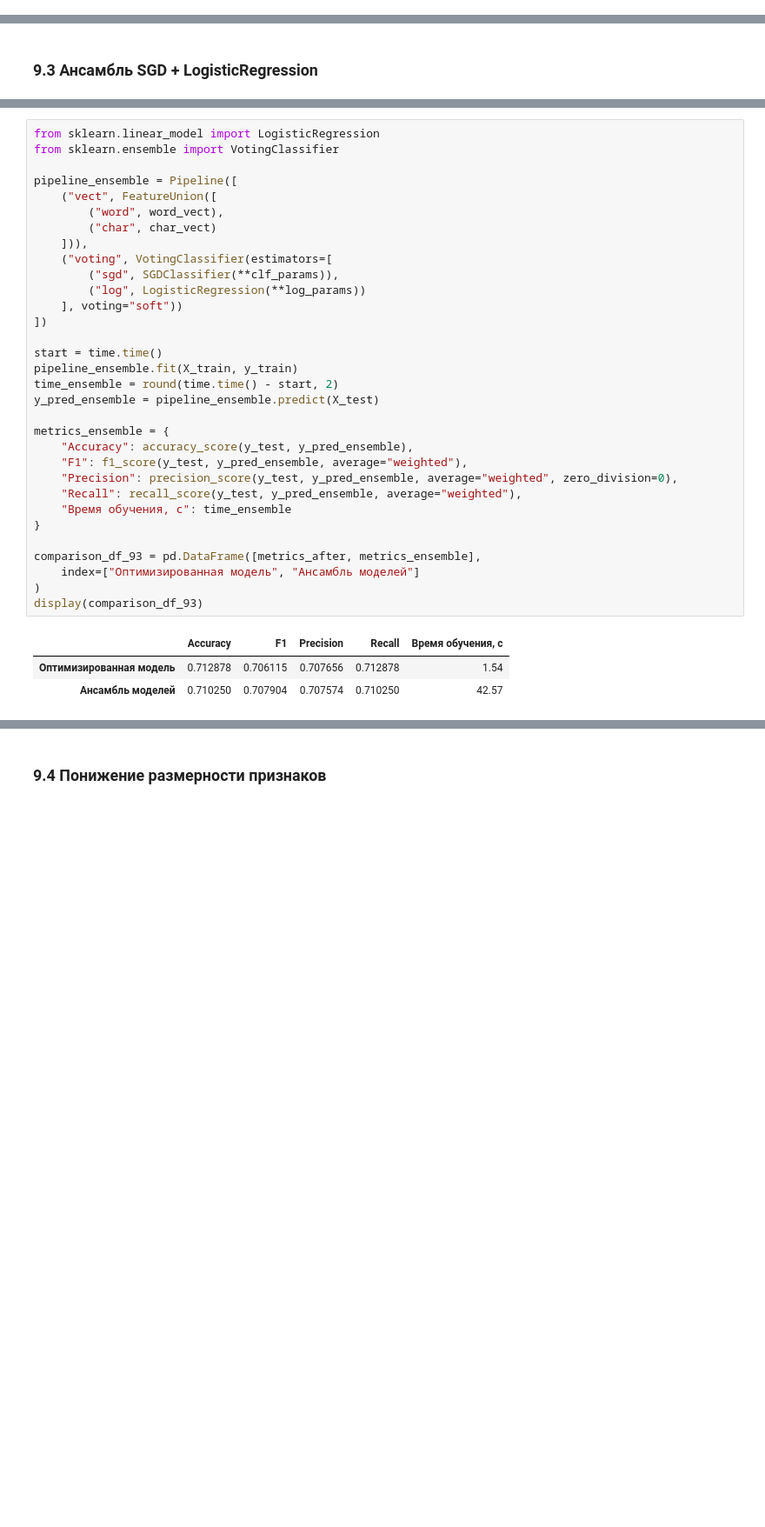
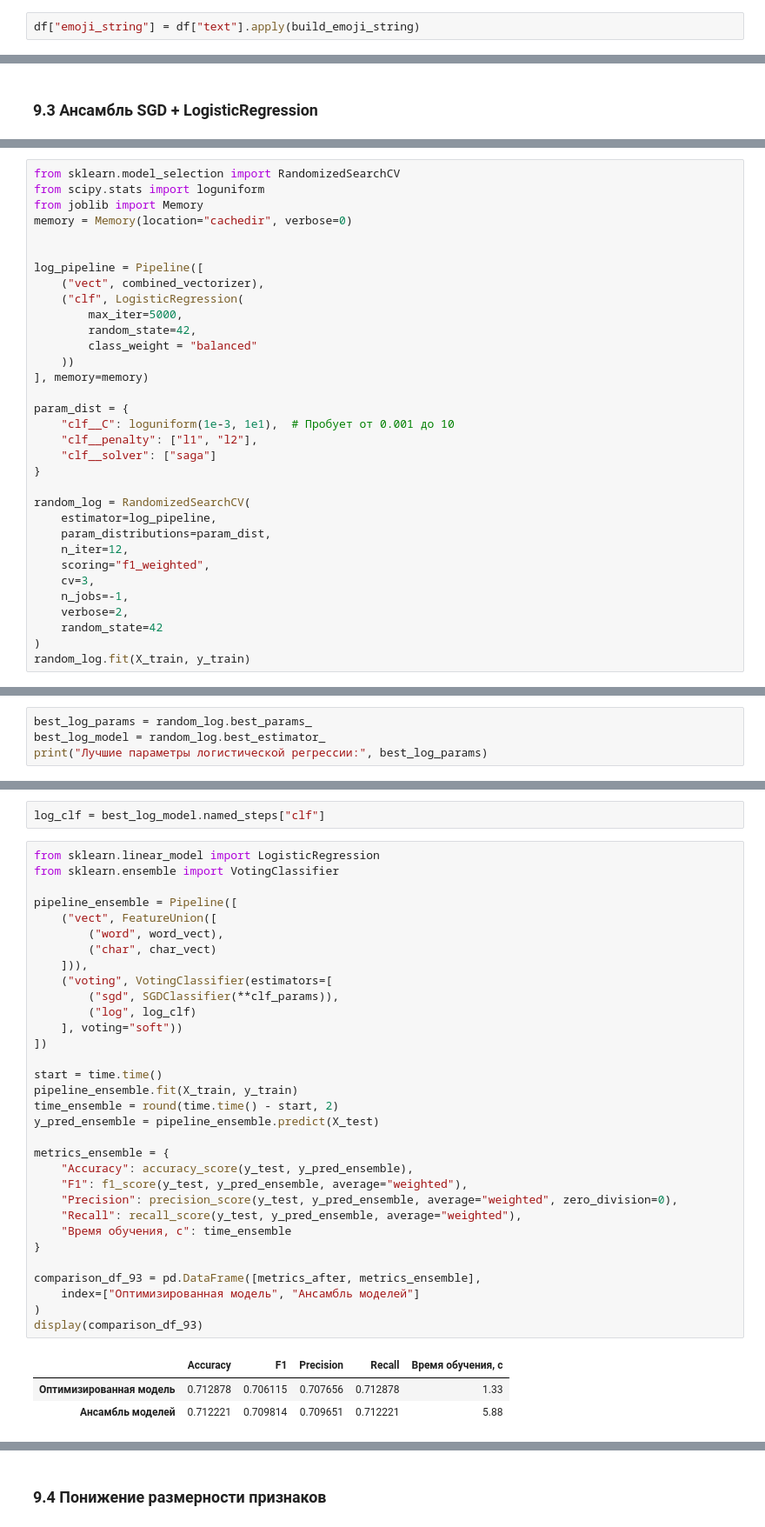
Before and after one commit to avseitsevad/Avseitseva_coursework_ML, a Jupyter notebook: notebook.ipynb, the cells around one changed output, grey strips where cells are left out. Shown: that part at 87% size. Cells and saved outputs as stored; diff of their text form; blank space fills up the shorter version.

```diff
--- a/notebook.ipynb
+++ b/notebook.ipynb
@@ -1028,0 +1040,2 @@ display(comparison_df_92)
+# %%
+df["emoji_string"] = df["text"].apply(build_emoji_string)
@@ -1145,0 +1160,33 @@ log_params = {
+# %%
+from sklearn.model_selection import RandomizedSearchCV
+from scipy.stats import loguniform
+from joblib import Memory
+memory = Memory(location="cachedir", verbose=0)
+
+
+log_pipeline = Pipeline([
+    ("vect", combined_vectorizer),
+    ("clf", LogisticRegression(
+        max_iter=5000,
+        random_state=42,
+        class_weight = "balanced"
+    ))
+], memory=memory)
+
+param_dist = {
+    "clf__C": loguniform(1e-3, 1e1),  # Пробует от 0.001 до 10
+    "clf__penalty": ["l1", "l2"],
+    "clf__solver": ["saga"]
+}
+
+random_log = RandomizedSearchCV(
+    estimator=log_pipeline,
+    param_distributions=param_dist,
+    n_iter=12,
+    scoring="f1_weighted",
+    cv=3,
+    n_jobs=-1,
+    verbose=2,
+    random_state=42
+)
+random_log.fit(X_train, y_train)
@@ -1145,0 +1214,4 @@ log_params = {
+# %%
+best_log_params = random_log.best_params_
+best_log_model = random_log.best_estimator_
+print("Лучшие параметры логистической регрессии:", best_log_params)
@@ -1146,36 +1220,38 @@ log_params = {
+# %%
+log_clf = best_log_model.named_steps["clf"]
 # %%
 from sklearn.linear_model import LogisticRegression
 from sklearn.ensemble import VotingClassifier
 
 pipeline_ensemble = Pipeline([
     ("vect", FeatureUnion([
         ("word", word_vect),
         ("char", char_vect)
     ])),
     ("voting", VotingClassifier(estimators=[
         ("sgd", SGDClassifier(**clf_params)),
-        ("log", LogisticRegression(**log_params))
+        ("log", log_clf)
     ], voting="soft"))
 ])
 
 start = time.time()
 pipeline_ensemble.fit(X_train, y_train)
 time_ensemble = round(time.time() - start, 2)
 y_pred_ensemble = pipeline_ensemble.predict(X_test)
 
 metrics_ensemble = {
     "Accuracy": accuracy_score(y_test, y_pred_ensemble),
     "F1": f1_score(y_test, y_pred_ensemble, average="weighted"),
     "Precision": precision_score(y_test, y_pred_ensemble, average="weighted", zero_division=0),
     "Recall": recall_score(y_test, y_pred_ensemble, average="weighted"),
     "Время обучения, с": time_ensemble
 }
 
 comparison_df_93 = pd.DataFrame([metrics_after, metrics_ensemble],
     index=["Оптимизированная модель", "Ансамбль моделей"]
 )
 display(comparison_df_93)
 # %% [output]
 |  | Accuracy | F1 | Precision | Recall | Время обучения, с |
-| Оптимизированная модель | 0.712878 | 0.706115 | 0.707656 | 0.712878 | 1.54 |
-| Ансамбль моделей | 0.710250 | 0.707904 | 0.707574 | 0.710250 | 42.57 |
+| Оптимизированная модель | 0.712878 | 0.706115 | 0.707656 | 0.712878 | 1.33 |
+| Ансамбль моделей | 0.712221 | 0.709814 | 0.709651 | 0.712221 | 5.88 |
```
Also changed, not shown: parts of 37 cells of this notebook.
